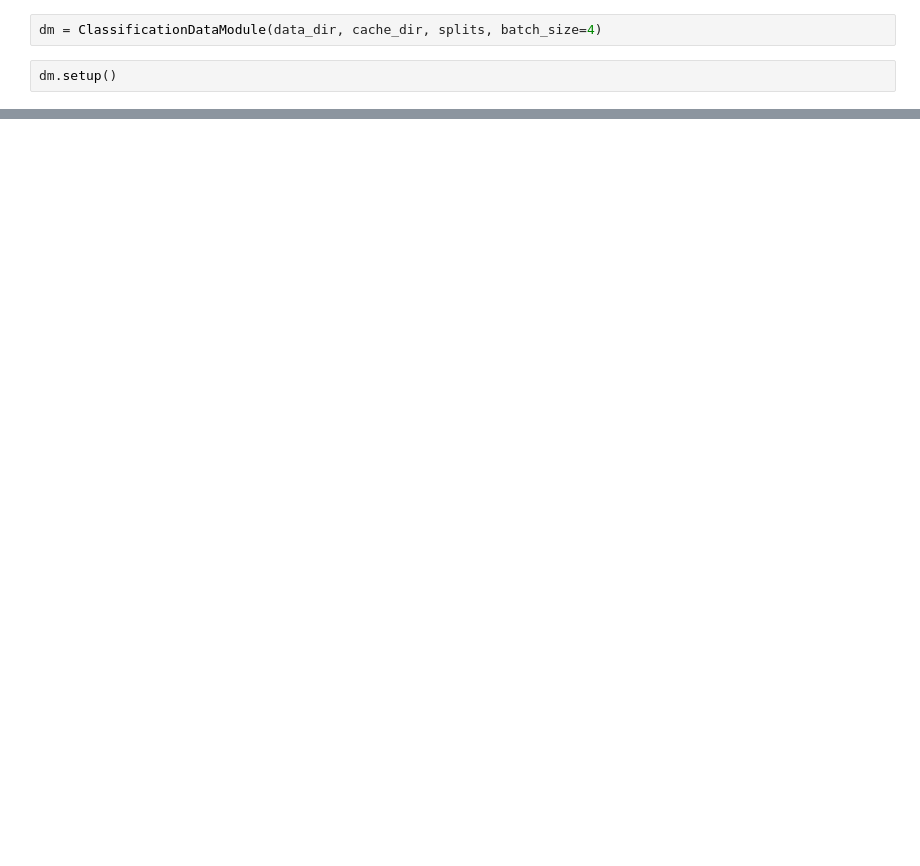
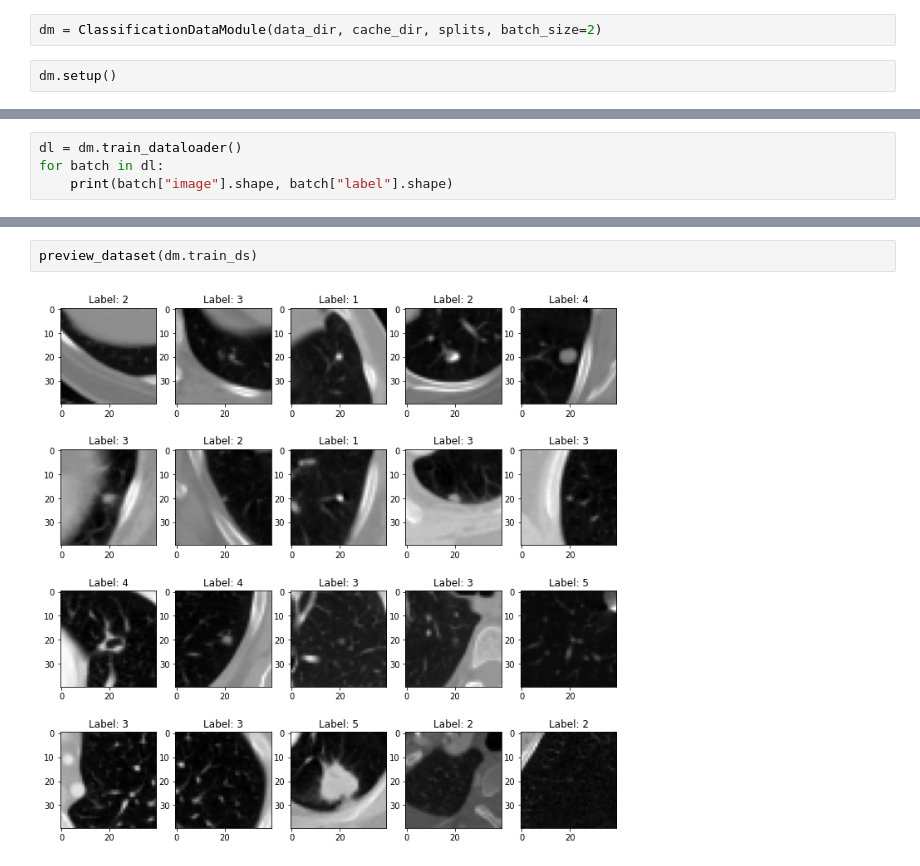
Before and after one commit to felixpeters/lung-cancer-detection, a Jupyter notebook: nbs/12_Classification_Data_Module.ipynb, the cells around one changed output, grey strips where cells are left out. Cells and saved outputs as stored; diff of their text form; blank space fills up the shorter version.

```diff
--- a/nbs/12_Classification_Data_Module.ipynb
+++ b/nbs/12_Classification_Data_Module.ipynb
@@ -41,6 +43,6 @@ def preview_dataset(ds, z=None):
 # %% [markdown]
 ## Inititalize DataModule
 # %%
-dm = ClassificationDataModule(data_dir, cache_dir, splits, batch_size=4)
+dm = ClassificationDataModule(data_dir, cache_dir, splits, batch_size=2)
 # %%
 dm.setup()
@@ -301,0 +89,4 @@ preview_dataset(ds)
+# %%
+dl = dm.train_dataloader()
+for batch in dl:
+    print(batch["image"].shape, batch["label"].shape)
@@ -301,0 +112,4 @@ preview_dataset(ds)
+# %%
+preview_dataset(dm.train_ds)
+# %% [output]
+[figure, added]
```
Also changed, not shown: parts of 34 cells of this notebook, 2 other files.
